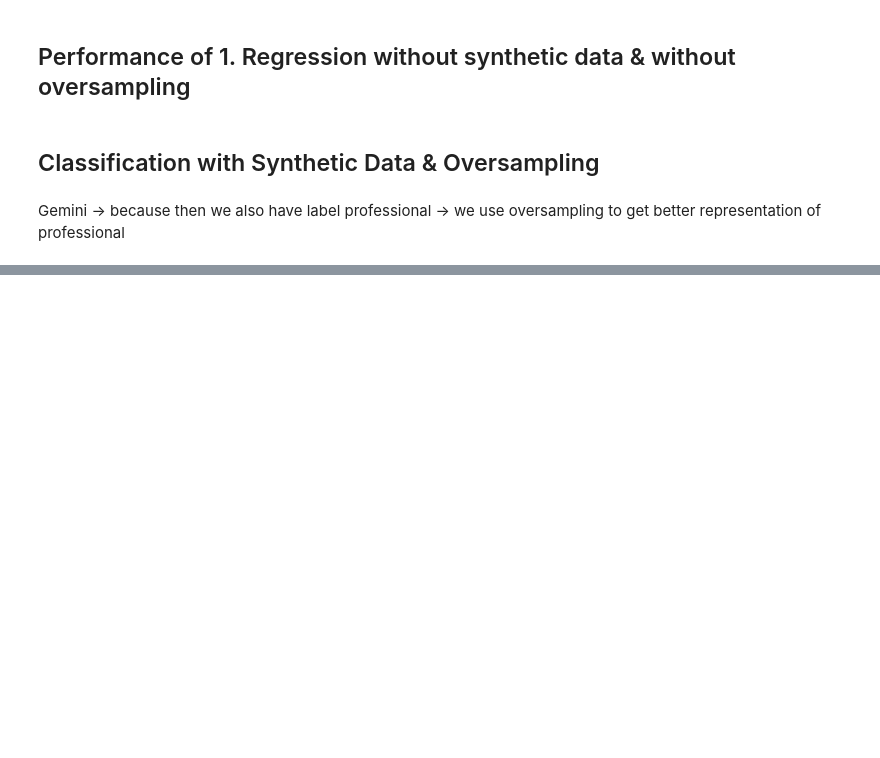
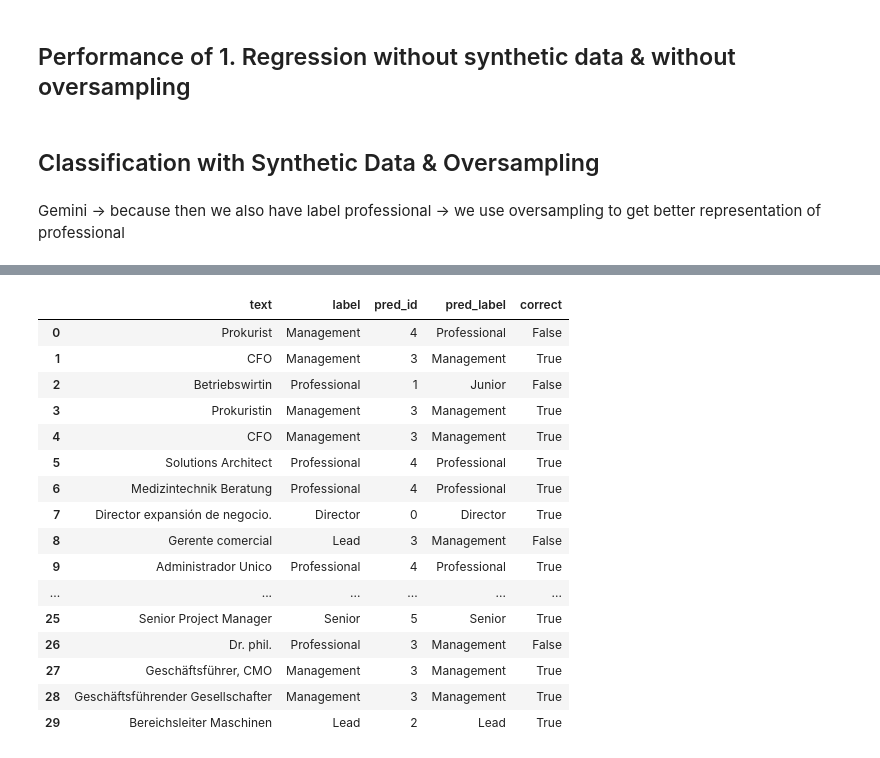
Before and after one commit to luisadosch/nlp-job-title-classification-benchmark-snapaddy, a Jupyter notebook: src/pretrained_class_seniority.ipynb, the cells around one changed output, grey strips where cells are left out. Drawn from its saved outputs; the diff is of its cells as text; code cells hidden in the pictures; blank space fills up the shorter version.

```diff
--- a/src/pretrained_class_seniority.ipynb
+++ b/src/pretrained_class_seniority.ipynb
@@ -507,8 +609,23 @@ train_df_aug["label"].value_counts()
 dtype: int64
 # %%
-cls_trainer_syn, (cls_train_pred_syn, cls_val_pred_syn, cls_test_pred_syn), (label2id_syn, id2label_syn) = run_classification(
-    train_df_aug,
-    test_df_base,
-    out_dir="seniority_ft_cls_syn"
+# Out-of-distribution eval for classification model
+cv_cls = jobs_annotated_df[["text", "label"]].copy()
+
+# map string labels -> class ids of the SYNTHETIC-trained classifier
+cv_cls["labels"] = cv_cls["label"].map(label2id_syn)
+
+# drop rows whose labels are not in the classifier label space
+cv_cls = cv_cls.dropna(subset=["labels"]).copy()
+cv_cls["labels"] = cv_cls["labels"].astype(int)
+
+cv_ds = to_hf_dataset(cv_cls, label_col="labels")
+
+cv_pred = predict_table_cls(
+    cls_trainer_syn,
+    cv_ds,
+    cv_cls[["text", "label"]],
+    id2label_syn
 )
+
+print("CV accuracy:", cv_pred["correct"].mean())
 # %% [output]
@@ -565,0 +634,20 @@ weighted avg       0.94      0.93      0.93      2086
+# %%
+display(cv_pred.head(30))
+# %% [output]
+|  | text | label | pred_id | pred_label | correct |
+| 0 | Prokurist | Management | 4 | Professional | False |
+| 1 | CFO | Management | 3 | Management | True |
+| 2 | Betriebswirtin | Professional | 1 | Junior | False |
+| 3 | Prokuristin | Management | 3 | Management | True |
+| 4 | CFO | Management | 3 | Management | True |
+| 5 | Solutions Architect | Professional | 4 | Professional | True |
+| 6 | Medizintechnik Beratung | Professional | 4 | Professional | True |
+| 7 | Director expansión de negocio. | Director | 0 | Director | True |
+| 8 | Gerente comercial | Lead | 3 | Management | False |
+| 9 | Administrador Unico | Professional | 4 | Professional | True |
+| ... | ... | ... | ... | ... | ... |
+| 25 | Senior Project Manager | Senior | 5 | Senior | True |
+| 26 | Dr. phil. | Professional | 3 | Management | False |
+| 27 | Geschäftsführer, CMO | Management | 3 | Management | True |
+| 28 | Geschäftsführender Gesellschafter | Management | 3 | Management | True |
+| 29 | Bereichsleiter Maschinen | Lead | 2 | Lead | True |
```
Also changed, not shown: parts of 7 cells of this notebook.
